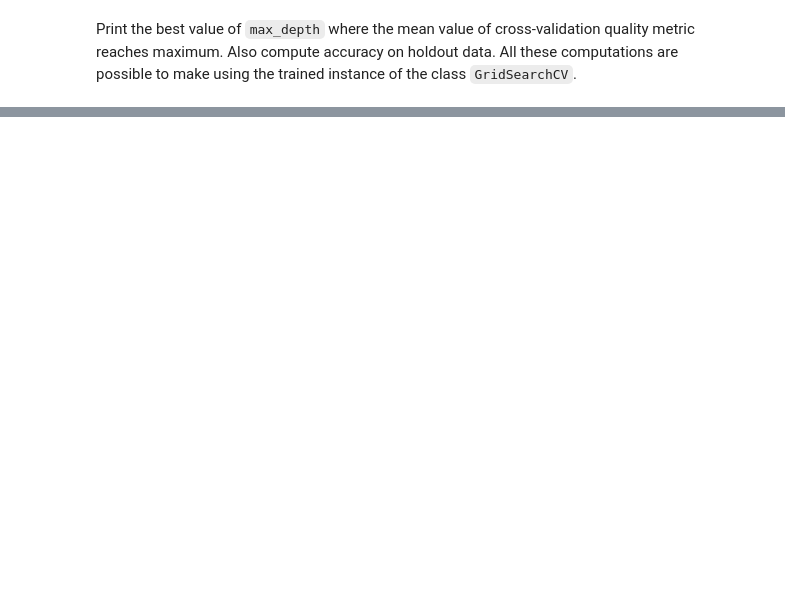
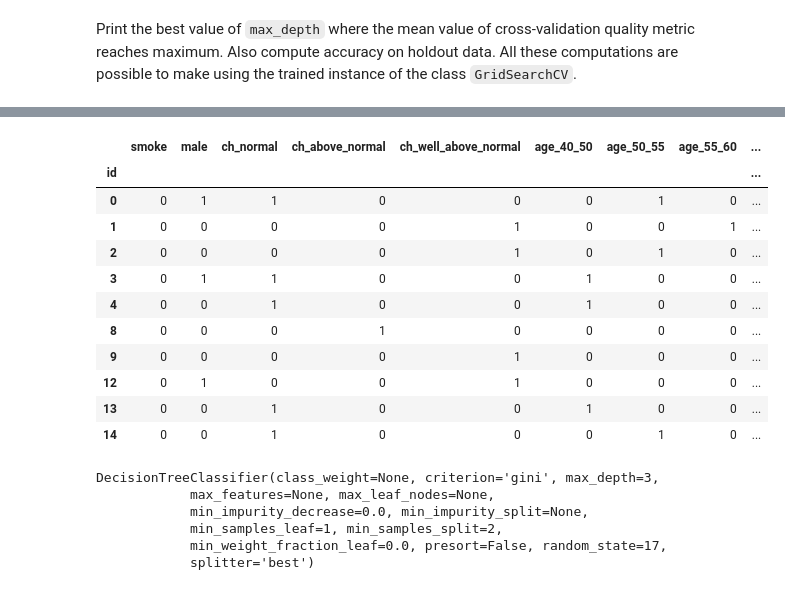
Before and after one commit to yy-nm/mard_learning_mlcourse.ai, a Jupyter notebook: assignment_3/assignment3_decision_trees.ipynb, the cells around one changed output, grey strips where cells are left out. Cells and saved outputs as stored; diff of their text form; code cells hidden in the pictures; blank space fills up the shorter version.

```diff
--- a/assignment_3/assignment3_decision_trees.ipynb
+++ b/assignment_3/assignment3_decision_trees.ipynb
@@ -300,0 +473,18 @@ Create a decision tree with the limitation `max_depth=3` and train it on the who
+# %%
+train_data_x = raw_data[['smoke', 'male', 'ch_normal', 'ch_above_normal', 'ch_well_above_normal', \
+                      'age_40_50', 'age_50_55', 'age_55_60', 'age_60_65', 'ap_hi_120_140', 'ap_hi_140_160', 'ap_hi_160_180']]
+# %%
+train_data_x.head(10)
+# %% [output]
+|  | smoke | male | ch_normal | ch_above_normal | ch_well_above_normal | age_40_50 | age_50_55 | age_55_60 | ... |
+| id |  |  |  |  |  |  |  |  | ... |
+| 0 | 0 | 1 | 1 | 0 | 0 | 0 | 1 | 0 | ... |
+| 1 | 0 | 0 | 0 | 0 | 1 | 0 | 0 | 1 | ... |
+| 2 | 0 | 0 | 0 | 0 | 1 | 0 | 1 | 0 | ... |
+| 3 | 0 | 1 | 1 | 0 | 0 | 1 | 0 | 0 | ... |
+| 4 | 0 | 0 | 1 | 0 | 0 | 1 | 0 | 0 | ... |
+| 8 | 0 | 0 | 0 | 1 | 0 | 0 | 0 | 0 | ... |
+| 9 | 0 | 0 | 0 | 0 | 1 | 0 | 0 | 0 | ... |
+| 12 | 0 | 1 | 0 | 0 | 1 | 0 | 0 | 0 | ... |
+| 13 | 0 | 0 | 1 | 0 | 0 | 1 | 0 | 0 | ... |
+| 14 | 0 | 0 | 1 | 0 | 0 | 0 | 1 | 0 | ... |
@@ -300,0 +495,9 @@ Create a decision tree with the limitation `max_depth=3` and train it on the who
+# %%
+train_tree.fit(train_data_x, train_data_y)
+# %% [output]
+DecisionTreeClassifier(class_weight=None, criterion='gini', max_depth=3,
+            max_features=None, max_leaf_nodes=None,
+            min_impurity_decrease=0.0, min_impurity_split=None,
+            min_samples_leaf=1, min_samples_split=2,
+            min_weight_fraction_leaf=0.0, presort=False, random_state=17,
+            splitter='best')
```
Also changed, not shown: parts of 81 cells of this notebook.
